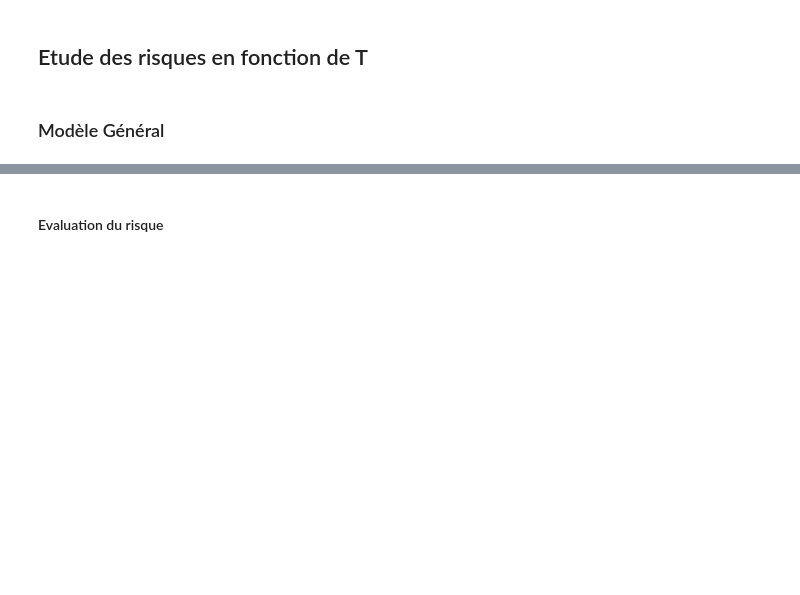
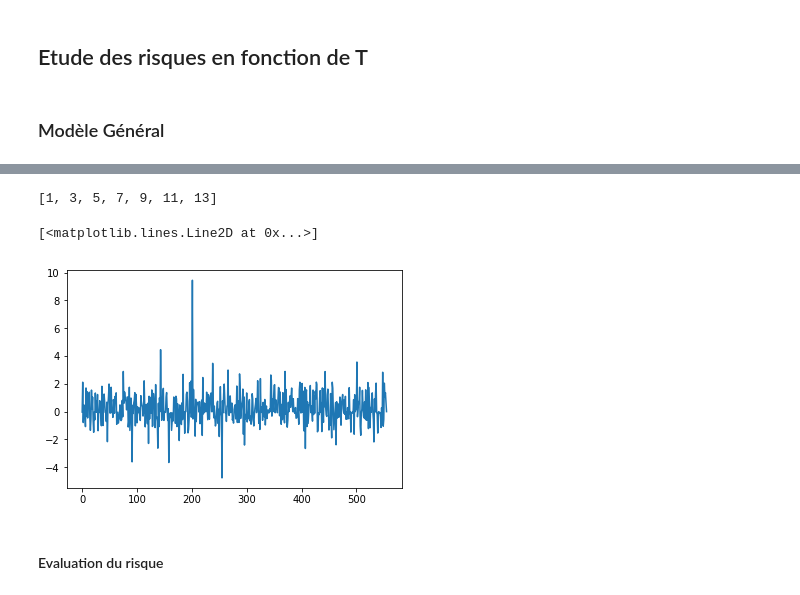
Before and after one commit to bourliam/PRIM, a Jupyter notebook: Notebooks/T_optim.ipynb, the cells around one changed output, grey strips where cells are left out. Drawn from its saved outputs; the diff is of its cells as text; code cells hidden in the pictures; blank space fills up the shorter version.

```diff
--- a/Notebooks/T_optim.ipynb
+++ b/Notebooks/T_optim.ipynb
@@ -40,6 +40,9 @@ data_cleaner = DataCleaner(speeds, segmentsMeta, mergeResults, counts)
 speedDF = data_cleaner.data
 
 nSegments = len(speedDF)
+# %%
+speedDF = pd.read_pickle('../data/full_day_speed_df.pckl')
+nSegments = len(speedDF)
 # %% [markdown]
 ## Fonction de rique
 # %%
@@ -61,8 +64,10 @@ def risque(A, X, Y):
 # %%
 Z = []
 
-for i in range(int((speedDF.shape[1])/20)):
-    Z.append(speedDF.iloc[:,i*20:(i+1)*20].values)
+times_per_day = 56
+
+for i in range(int((speedDF.shape[1])/times_per_day)):
+    Z.append(speedDF.iloc[:,i*times_per_day:(i+1)*times_per_day].values)
 
 print("Z Created!")
 n = len(Z)
@@ -77,7 +82,7 @@ M = (1/45)*Z_train.sum(axis=0)
 
 for i in range(45):
     Z_train[i] = Z_train[i] - M
-for i in range(65-45):
+for i in range(61-45):
     Z_test[i] = Z_test[i] - M
 
 print("Z Centré !")
@@ -103,5 +108,5 @@ Z Centré !
 # %%
-A_lasso_parra = [linear_model.LassoCV(n_jobs=4, cv=5, max_iter=10000, tol=0.0001, n_alphas=100) for i in range(nSegments)]
+A_lasso_parra = [linear_model.LassoCV(n_jobs=4, cv=5, max_iter=10000, tol=0.0001, n_alphas=100, fit_intercept=False, eps=0.0001) for i in range(nSegments)]
 # %%
 def fit_lasso(i):
     A_lasso_parra[i].fit(new_X_train, new_Y_train[:, i])
@@ -158,0 +164,4 @@ MAE: 6.935341225207588
+# %%
+alphas = []
+for i in range(nSegments):
+    alphas.append(results[i].alpha_)
@@ -158,0 +188,4 @@ MAE: 6.935341225207588
+# %%
+print([i for i in range(1,14,2)])
+# %% [output]
+[1, 3, 5, 7, 9, 11, 13]
@@ -159,3 +195,8 @@ MAE: 6.935341225207588
+# %%
+plt.plot(np.array(alphas_15)-np.array(alphas))
+# %% [output]
+[<matplotlib.lines.Line2D at 0x...>]
+[figure, added]
 # %% [markdown]
 #### Evaluation du risque
 # %%
```
Also changed, not shown: parts of 13 cells of this notebook, 9 other files.
